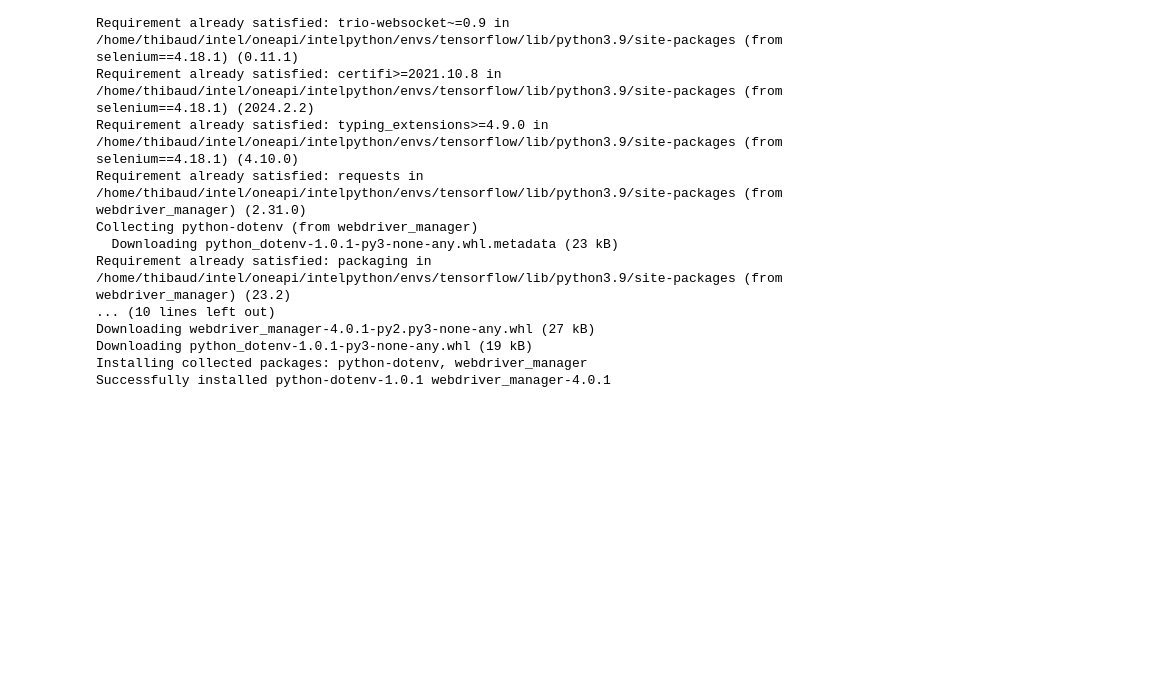
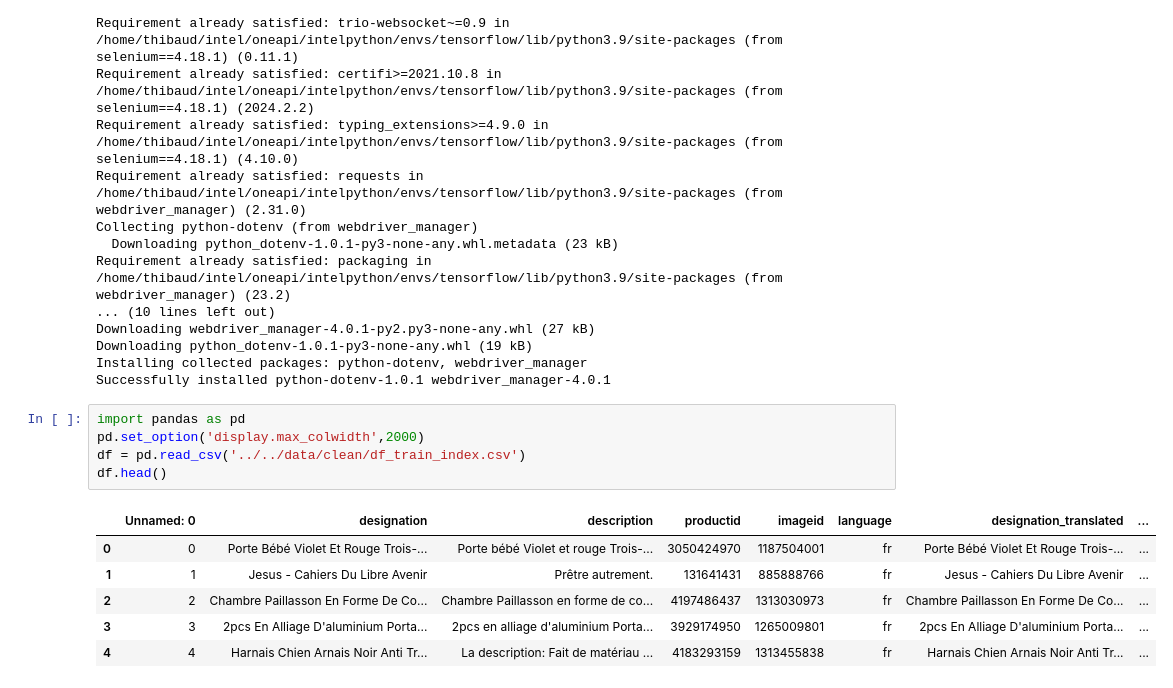
Before and after one commit to Konarovic/Rakuten, a Jupyter notebook: notebook/tb/tb-streamlit.ipynb, the cells around one changed output. Drawn from its saved outputs; the diff is of its cells as text; blank space fills up the shorter version.

Commit message:
clean exploration

```diff
--- a/notebook/tb/tb-streamlit.ipynb
+++ b/notebook/tb/tb-streamlit.ipynb
@@ -289,3 +289,15 @@ Downloading webdriver_manager-4.0.1-py2.py3-none-any.whl (27 kB)
 Downloading python_dotenv-1.0.1-py3-none-any.whl (19 kB)
 Installing collected packages: python-dotenv, webdriver_manager
 Successfully installed python-dotenv-1.0.1 webdriver_manager-4.0.1
+# %%
+import pandas as pd
+pd.set_option('display.max_colwidth',2000)
+df = pd.read_csv('../../data/clean/df_train_index.csv')
+df.head()
+# %% [output]
+|  | Unnamed: 0 | designation | description | productid | imageid | language | designation_translated | ... |
+| 0 | 0 | Porte Bébé Violet Et Rouge Trois-... | Porte bébé Violet et rouge Trois-... | 3050424970 | 1187504001 | fr | Porte Bébé Violet Et Rouge Trois-... | ... |
+| 1 | 1 | Jesus - Cahiers Du Libre Avenir | Prêtre autrement. | 131641431 | 885888766 | fr | Jesus - Cahiers Du Libre Avenir | ... |
+| 2 | 2 | Chambre Paillasson En Forme De Co... | Chambre Paillasson en forme de co... | 4197486437 | 1313030973 | fr | Chambre Paillasson En Forme De Co... | ... |
+| 3 | 3 | 2pcs En Alliage D'aluminium Porta... | 2pcs en alliage d'aluminium Porta... | 3929174950 | 1265009801 | fr | 2pcs En Alliage D'aluminium Porta... | ... |
+| 4 | 4 | Harnais Chien Arnais Noir Anti Tr... | La description: Fait de matériau ... | 4183293159 | 1313455838 | fr | Harnais Chien Arnais Noir Anti Tr... | ... |
```
Also changed, not shown: 1 other file.
